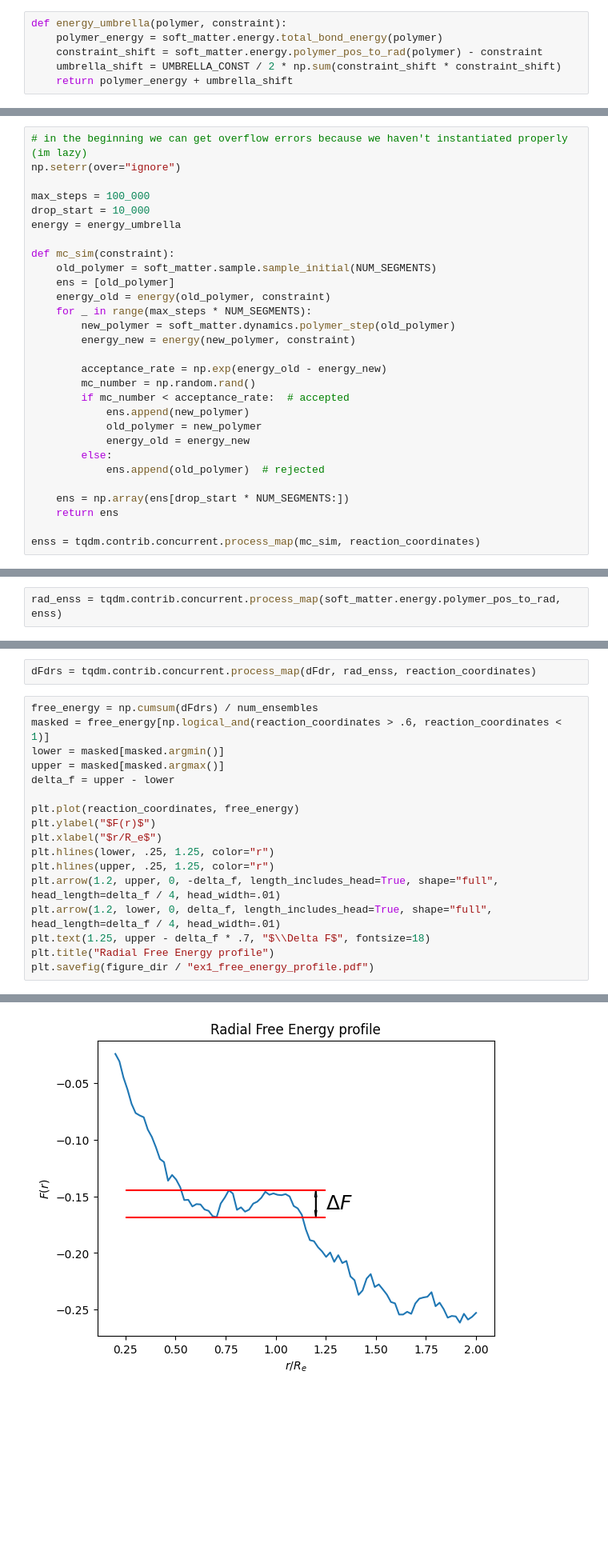
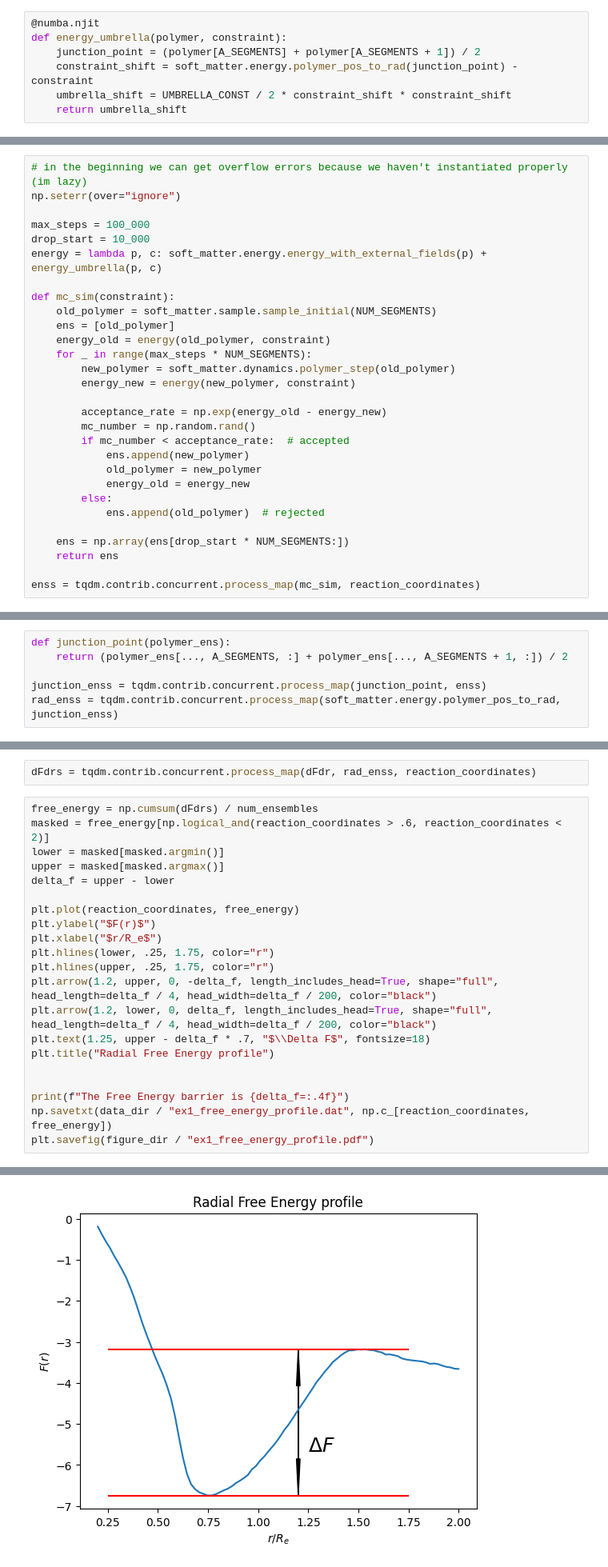
Before and after one commit to h-mnzlr/acpl-softmatter, a Jupyter notebook: notebooks/3_monte_carlo.sync.ipynb, the cells around one changed output, grey strips where cells are left out. Shown at 80% size. Drawn from its saved outputs; the diff is of its cells as text; blank space fills up the shorter version.

```diff
--- a/notebooks/3_monte_carlo.sync.ipynb
+++ b/notebooks/3_monte_carlo.sync.ipynb
@@ -31,11 +31,12 @@ print(f"Planning on doing {num_ensembles} simulations.")
 # %% [output]
 Planning on doing 90 simulations.
 # %%
+@numba.njit
 def energy_umbrella(polymer, constraint):
-    polymer_energy = soft_matter.energy.total_bond_energy(polymer)
-    constraint_shift = soft_matter.energy.polymer_pos_to_rad(polymer) - constraint
-    umbrella_shift = UMBRELLA_CONST / 2 * np.sum(constraint_shift * constraint_shift)
-    return polymer_energy + umbrella_shift
+    junction_point = (polymer[A_SEGMENTS] + polymer[A_SEGMENTS + 1]) / 2
+    constraint_shift = soft_matter.energy.polymer_pos_to_rad(junction_point) - constraint
+    umbrella_shift = UMBRELLA_CONST / 2 * constraint_shift * constraint_shift
+    return umbrella_shift
 # %% [markdown]
 ## Simulate the different ensembles
 # %%
@@ -44,7 +45,7 @@ np.seterr(over="ignore")
 
 max_steps = 100_000
 drop_start = 10_000
-energy = energy_umbrella
+energy = lambda p, c: soft_matter.energy.energy_with_external_fields(p) + energy_umbrella(p, c)
 
 def mc_sim(constraint):
     old_polymer = soft_matter.sample.sample_initial(NUM_SEGMENTS)
@@ -70,5 +71,9 @@ enss = tqdm.contrib.concurrent.process_map(mc_sim, reaction_coordinates)
 # %% [markdown]
 ## Analyze the simulation results
 # %%
-rad_enss = tqdm.contrib.concurrent.process_map(soft_matter.energy.polymer_pos_to_rad, enss)
+def junction_point(polymer_ens):
+    return (polymer_ens[..., A_SEGMENTS, :] + polymer_ens[..., A_SEGMENTS + 1, :]) / 2
+
+junction_enss = tqdm.contrib.concurrent.process_map(junction_point, enss)
+rad_enss = tqdm.contrib.concurrent.process_map(soft_matter.energy.polymer_pos_to_rad, junction_enss)
 # %%
@@ -87,7 +95,7 @@ def dFdr(rad_ens, constraint):
 dFdrs = tqdm.contrib.concurrent.process_map(dFdr, rad_enss, reaction_coordinates)
 # %%
 free_energy = np.cumsum(dFdrs) / num_ensembles
-masked = free_energy[np.logical_and(reaction_coordinates > .6, reaction_coordinates < 1)]
+masked = free_energy[np.logical_and(reaction_coordinates > .6, reaction_coordinates < 2)]
 lower = masked[masked.argmin()]
 upper = masked[masked.argmax()]
 delta_f = upper - lower
@@ -95,11 +103,15 @@ delta_f = upper - lower
 plt.plot(reaction_coordinates, free_energy)
 plt.ylabel("$F(r)$")
 plt.xlabel("$r/R_e$")
-plt.hlines(lower, .25, 1.25, color="r")
-plt.hlines(upper, .25, 1.25, color="r")
-plt.arrow(1.2, upper, 0, -delta_f, length_includes_head=True, shape="full", head_length=delta_f / 4, head_width=.01)
-plt.arrow(1.2, lower, 0, delta_f, length_includes_head=True, shape="full", head_length=delta_f / 4, head_width=.01)
+plt.hlines(lower, .25, 1.75, color="r")
+plt.hlines(upper, .25, 1.75, color="r")
+plt.arrow(1.2, upper, 0, -delta_f, length_includes_head=True, shape="full", head_length=delta_f / 4, head_width=delta_f / 200, color="black")
+plt.arrow(1.2, lower, 0, delta_f, length_includes_head=True, shape="full", head_length=delta_f / 4, head_width=delta_f / 200, color="black")
 plt.text(1.25, upper - delta_f * .7, "$\\Delta F$", fontsize=18)
 plt.title("Radial Free Energy profile")
+
+
+print(f"The Free Energy barrier is {delta_f=:.4f}")
+np.savetxt(data_dir / "ex1_free_energy_profile.dat", np.c_[reaction_coordinates, free_energy])
 plt.savefig(figure_dir / "ex1_free_energy_profile.pdf")
 # %% [output]
@@ -106 +119 @@ plt.savefig(figure_dir / "ex1_free_energy_profile.pdf")
-[figure, old version]
+[figure, new version]
```
Also changed, not shown: parts of 3 cells of this notebook, 9 other files.
